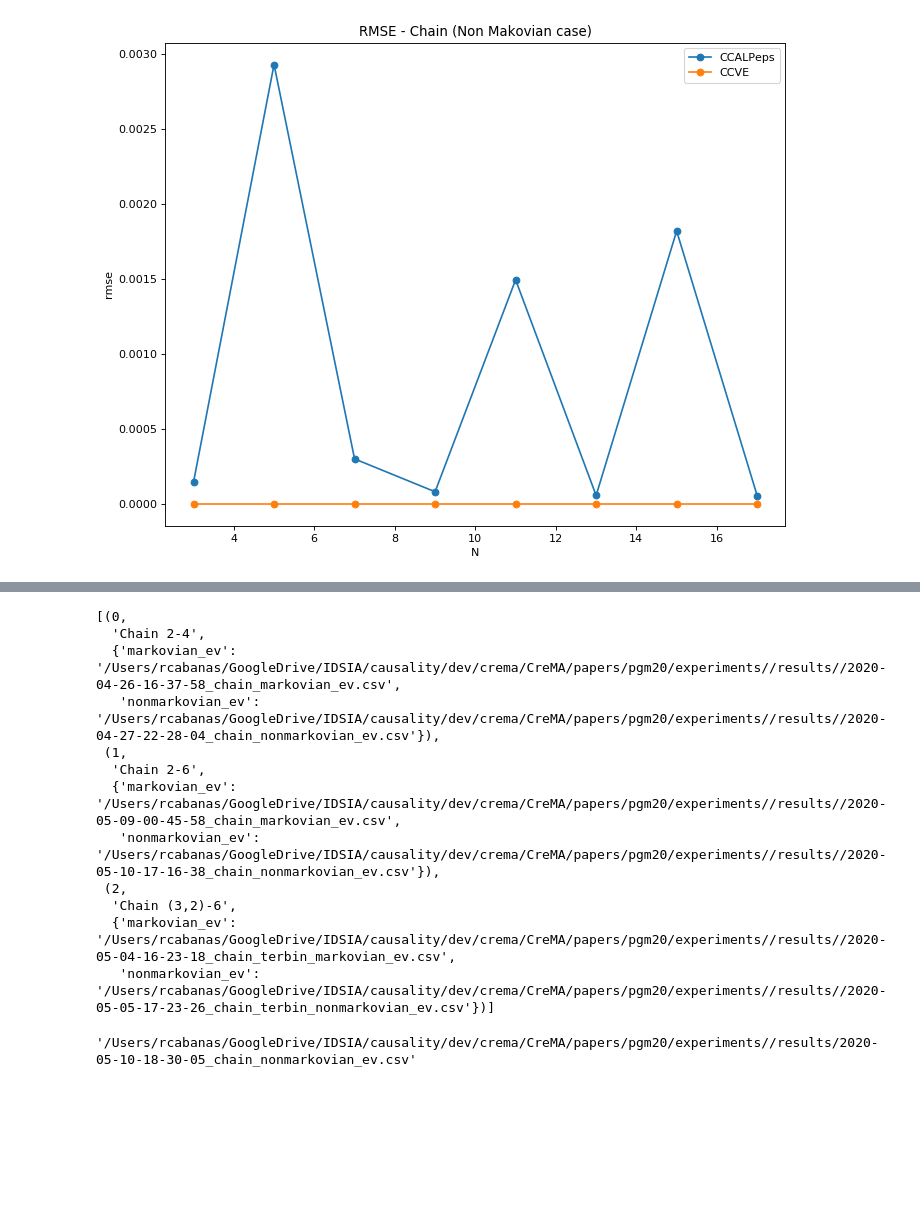
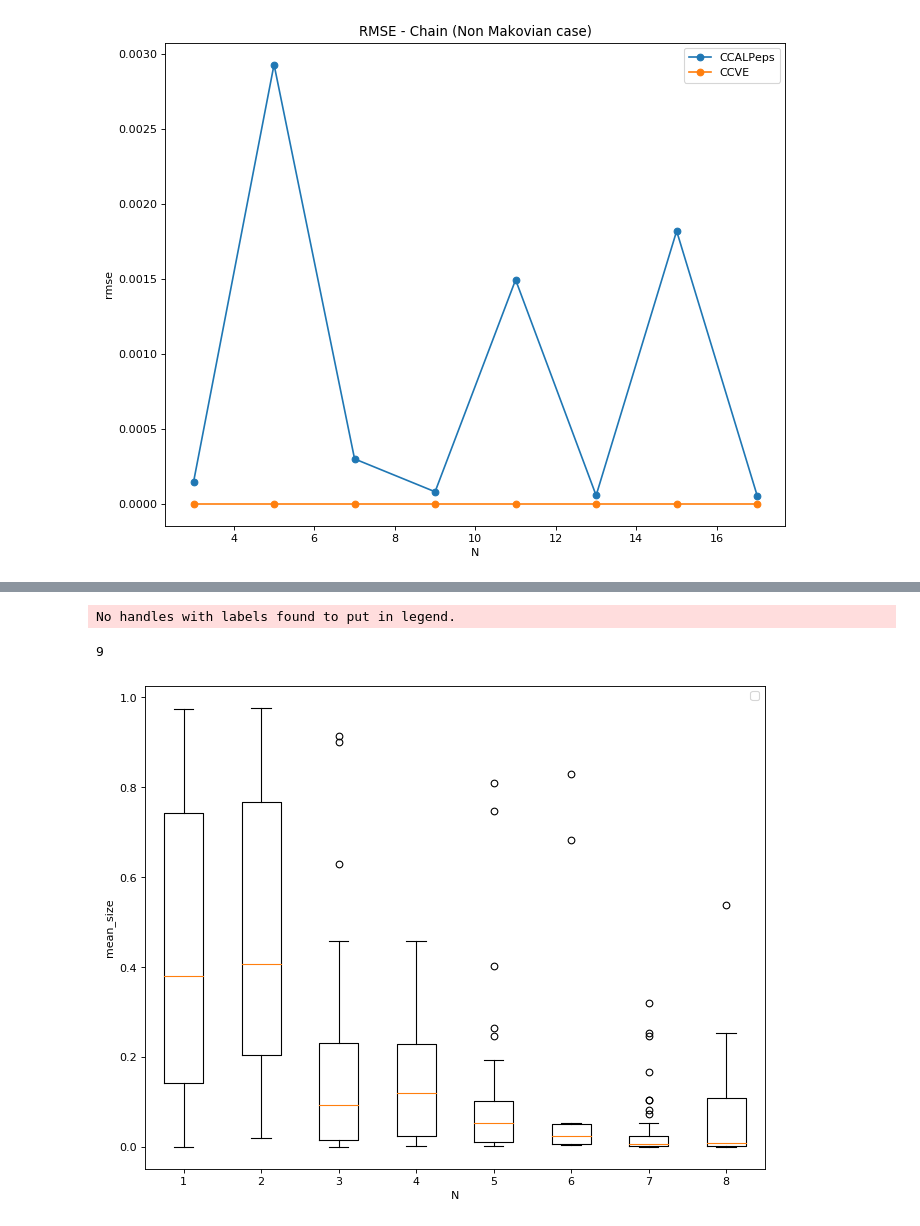
Before and after one commit to IDSIA/crema, a Jupyter notebook: CreMA/papers/pgm20/experiments/plot_results.ipynb, the cells around one changed output, grey strips where cells are left out. Saved outputs shown, nothing was run; the diff lists cells and outputs as text; code cells hidden in the pictures; blank space fills up the shorter version.

```diff
--- a/CreMA/papers/pgm20/experiments/plot_results.ipynb
+++ b/CreMA/papers/pgm20/experiments/plot_results.ipynb
@@ -228,22 +222,0 @@ print(res_file)
-# %%
-[(list(res).index(k),k,v) for k,v in res.items()]
-# %% [output]
-[(0,
-  'Chain 2-4',
-  {'markovian_ev': '/Users/rcabanas/GoogleDrive/IDSIA/causality/dev/crema/CreMA/papers/pgm20/experiments//results//2020-04-26-16-37-58_chain_markovian_ev.csv',
-   'nonmarkovian_ev': '/Users/rcabanas/GoogleDrive/IDSIA/causality/dev/crema/CreMA/papers/pgm20/experiments//results//2020-04-27-22-28-04_chain_nonmarkovian_ev.csv'}),
- (1,
-  'Chain 2-6',
-  {'markovian_ev': '/Users/rcabanas/GoogleDrive/IDSIA/causality/dev/crema/CreMA/papers/pgm20/experiments//results//2020-05-09-00-45-58_chain_markovian_ev.csv',
-   'nonmarkovian_ev': '/Users/rcabanas/GoogleDrive/IDSIA/causality/dev/crema/CreMA/papers/pgm20/experiments//results//2020-05-10-17-16-38_chain_nonmarkovian_ev.csv'}),
- (2,
-  'Chain (3,2)-6',
-  {'markovian_ev': '/Users/rcabanas/GoogleDrive/IDSIA/causality/dev/crema/CreMA/papers/pgm20/experiments//results//2020-05-04-16-23-18_chain_terbin_markovian_ev.csv',
-   'nonmarkovian_ev': '/Users/rcabanas/GoogleDrive/IDSIA/causality/dev/crema/CreMA/papers/pgm20/experiments//results//2020-05-05-17-23-26_chain_terbin_nonmarkovian_ev.csv'})]
-# %%
-tag = "nonmarkovian_ev"
-res_file = f"{res_folder}{strdate()}_chain_{tag}.csv"
-pd.read_csv(binResExo6[tag], index_col=0).query("target!=1").drop(columns=["target"]).to_csv(res_file)
-res_file
-# %% [output]
-'/Users/rcabanas/GoogleDrive/IDSIA/causality/dev/crema/CreMA/papers/pgm20/experiments//results/2020-05-10-18-30-05_chain_nonmarkovian_ev.csv'
@@ -252,0 +293,54 @@ res_file
+# %%
+data =pd.read_csv(res["HMM 2-6"]["nonmarkovian_prec"], index_col=0)
+# %%
+#def plot(data, x_column, y_column, series_column, transformation=None, ax=None, ylabel=None, xlabel=None, title=None):
+
+x_column = "N"
+y_column = "mean_size"
+series_column = "method"
+transformation = compute_mean_size
+ax=None
+ylabel=None
+xlabel=None
+title=None
+###
+
+ax = ax or plt.figure(figsize=(10, 8), dpi= 80, facecolor='w', edgecolor='k').gca()
+
+data['method'] = data['method'].str.replace('eps','')
+
+if transformation is not None:
+    data = transformation(data)
+
+data = data.replace([np.inf, -np.inf], np.nan).dropna(subset=[y_column])
+series = np.unique(data[series_column].to_numpy())
+
+X = np.unique(data[x_column].to_numpy())
+
+
+data_plot = []
+i = 0
+
+for x in X:
+    for s in series:
+        y = data.query(f"{series_column}=='{s}'").query(f"{x_column}=={x}").query(f"{y_column}>0.0001")
+        y = y.filter(items=[y_column]).to_numpy()
+
+        data_plot.append(y)
+
+
+plt.boxplot([y.flatten().tolist() for y in data_plot])
+ax.legend()
+
+ax.set_ylabel(ylabel or y_column)
+ax.set_xlabel(xlabel or x_column)
+
+ax.set_title(title or "")
+
+#return ax
+
+x
+# %% [output]
+No handles with labels found to put in legend.
+9
+[figure, added]
```
Also changed, not shown: parts of 14 cells of this notebook, 44 other files.
